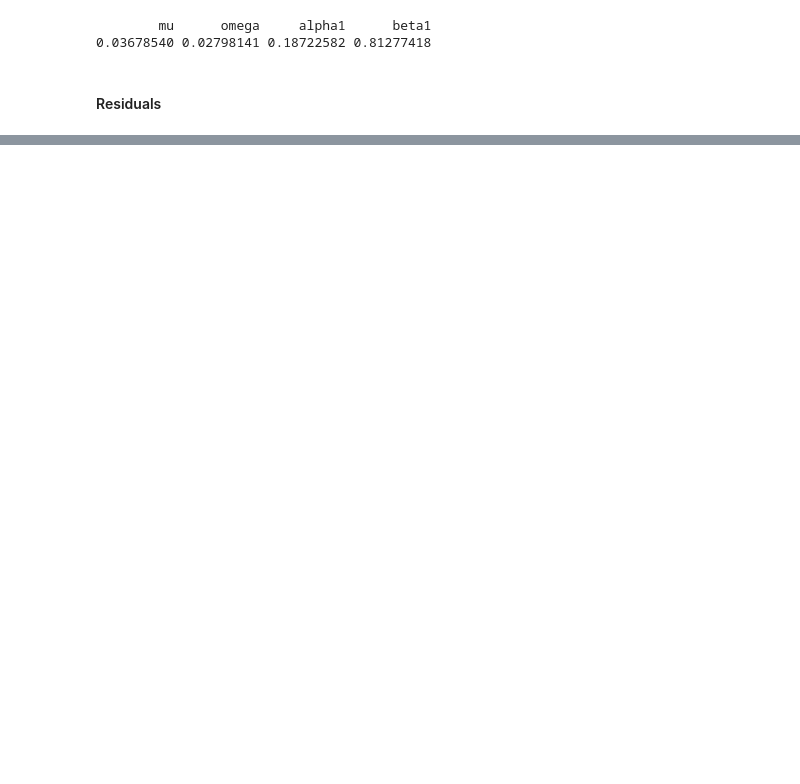
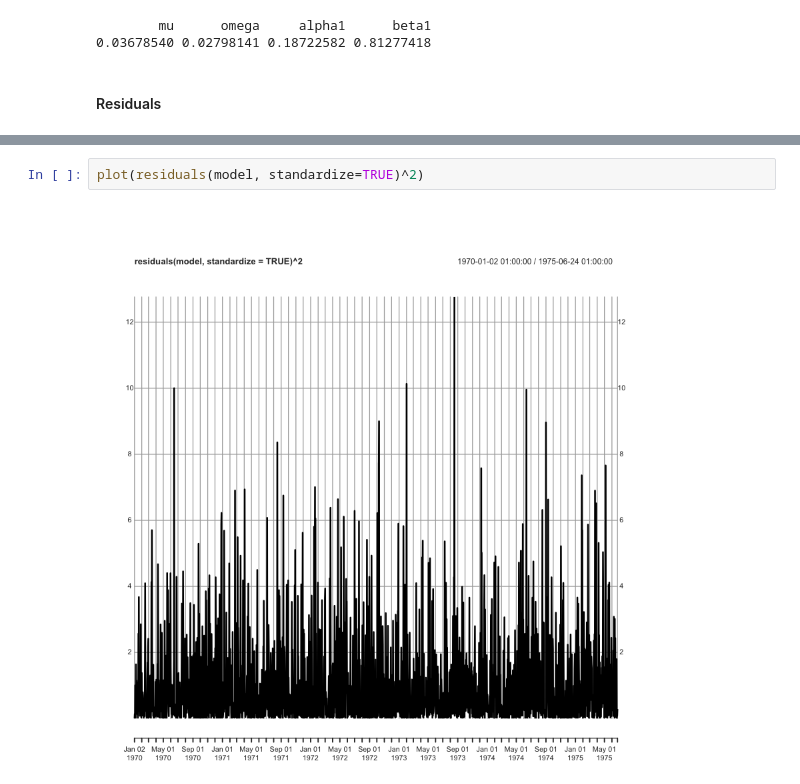
Before and after one commit to erikcs/TA, a Jupyter notebook: 4329_session2.ipynb, the cells around one changed output, grey strips where cells are left out. Drawn from its saved outputs; the diff is of its cells as text; blank space fills up the shorter version.

```diff
--- a/4329_session2.ipynb
+++ b/4329_session2.ipynb
@@ -251,0 +260,4 @@ plot(residuals(model, standardize=TRUE))
+# %%
+plot(residuals(model, standardize=TRUE)^2)
+# %% [output]
+[figure, added]
```
Also changed, not shown: parts of 9 cells of this notebook.
